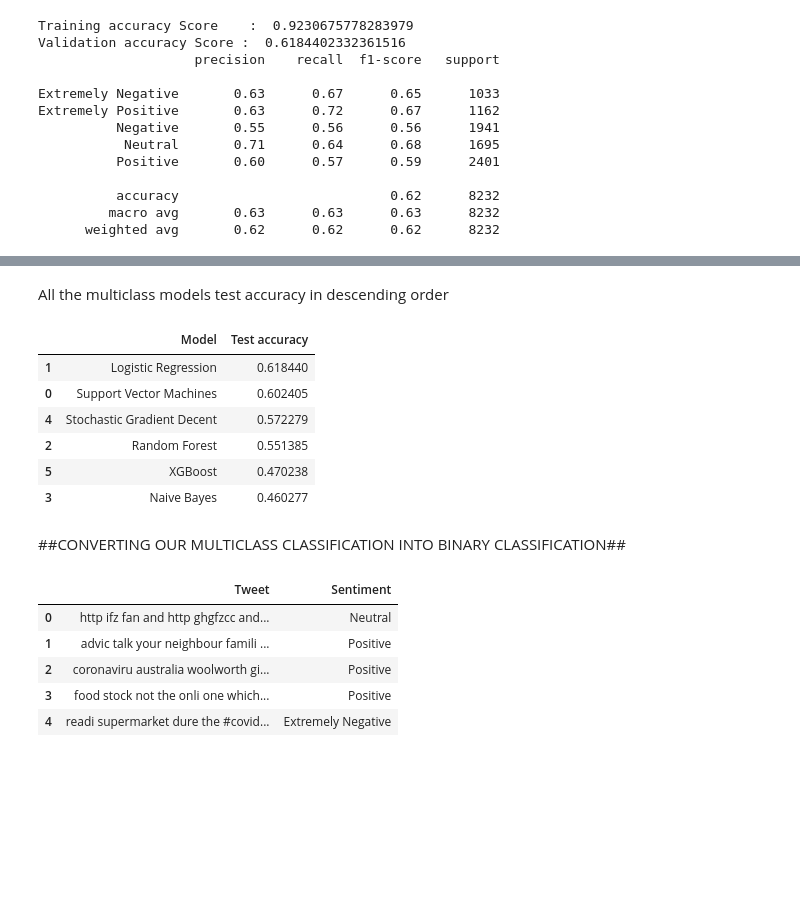
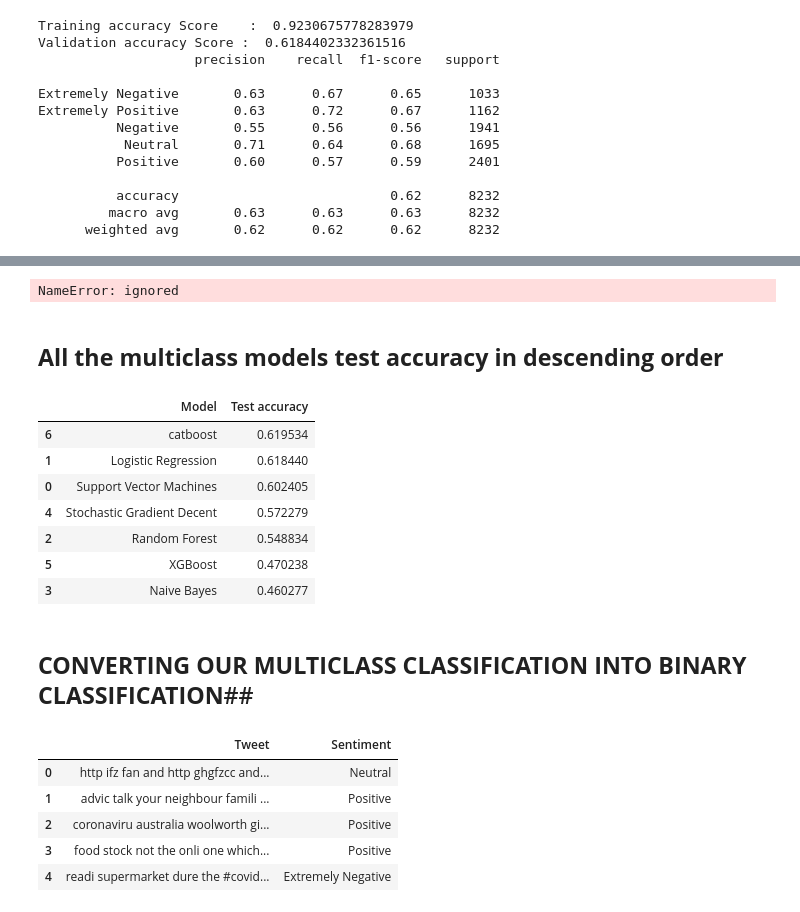
Before and after one commit to eshitalakhani/Tweet-Sentiments, a Jupyter notebook: Copy_of_Coronavirus_Tweets_sentiment_analysis_.ipynb, the cells around one changed output, grey strips where cells are left out. Saved outputs shown, nothing was run; the diff lists cells and outputs as text; code cells hidden in the pictures; blank space fills up the shorter version.

```diff
--- a/Copy_of_Coronavirus_Tweets_sentiment_analysis_.ipynb
+++ b/Copy_of_Coronavirus_Tweets_sentiment_analysis_.ipynb
@@ -63,7 +63,7 @@ warnings.filterwarnings("ignore")
 # %%
 # ISO 8859-1 is a single-byte encoding that can represent the first 256 Unicode characters
 
-df = pd.read_csv('/content/drive/MyDrive/Capstone 3/Coronavirus Tweets.csv', encoding="ISO-8859-1")
+df = pd.read_csv('/content/drive/MyDrive/Colab Notebooks/datasets /coronavirus sentiment analysis/Coronavirus Tweets.csv', encoding="ISO-8859-1")
 # %%
 df.info(verbose=True)
 # %% [output]
@@ -810,0 +832,8 @@ Extremely Positive       0.63      0.72      0.67      1162
+# %%
+from catboost import CatBoostClassifier
+import catboost
+
+# Initialize the CatBoostClassifier
+catboost = CatBoostClassifier(iterations= 100,learning_rate= 0.8,loss_function= 'MultiClass',depth= 6)
+# %%
+catboost.fit(X_train,y_train)
@@ -811,25 +859,35 @@ Extremely Positive       0.63      0.72      0.67      1162
+# %%
+#@title Default title text
+cat_pred = catboost.predict(X_valid)
+cat_accurcy = accuracy_score(y_valid,cat_pred)
+print('training accuracy score :' ,catboost.score(X_train,y_train))
+print('validation accuracy score :' ,cat_accurcy)
+print(classification_report(cat_pred,y_valid))
+# %% [output]
+NameError: ignored
 # %% [markdown]
-All the multiclass models test accuracy in descending order
+## **All the multiclass models test accuracy in descending order**
 # %%
 models = pd.DataFrame({
     'Model': ['Support Vector Machines', 'Logistic Regression',
               'Random Forest', 'Naive Bayes',
-              'Stochastic Gradient Decent', 'XGBoost'],
+              'Stochastic Gradient Decent', 'XGBoost','catboost'],
     'Test accuracy': [svc_accuracy, logreg_accuracy,
               rf_accuracy, NB_accuracy,
-              sgd_accuracy, xgb_accuracy]})
+              sgd_accuracy, xgb_accuracy,cat_accurcy]})
 
 models.sort_values(by='Test accuracy', ascending=False)
 # %% [output]
 |  | Model | Test accuracy |
+| 6 | catboost | 0.619534 |
 | 1 | Logistic Regression | 0.618440 |
 | 0 | Support Vector Machines | 0.602405 |
 | 4 | Stochastic Gradient Decent | 0.572279 |
-| 2 | Random Forest | 0.551385 |
+| 2 | Random Forest | 0.548834 |
 | 5 | XGBoost | 0.470238 |
 | 3 | Naive Bayes | 0.460277 |
 # %% [markdown]
-##CONVERTING OUR MULTICLASS CLASSIFICATION INTO BINARY CLASSIFICATION##
+## **CONVERTING OUR MULTICLASS CLASSIFICATION INTO BINARY CLASSIFICATION**##
 # %%
 new_df.head()
 # %% [output]
```
Also changed, not shown: parts of 37 cells of this notebook.
